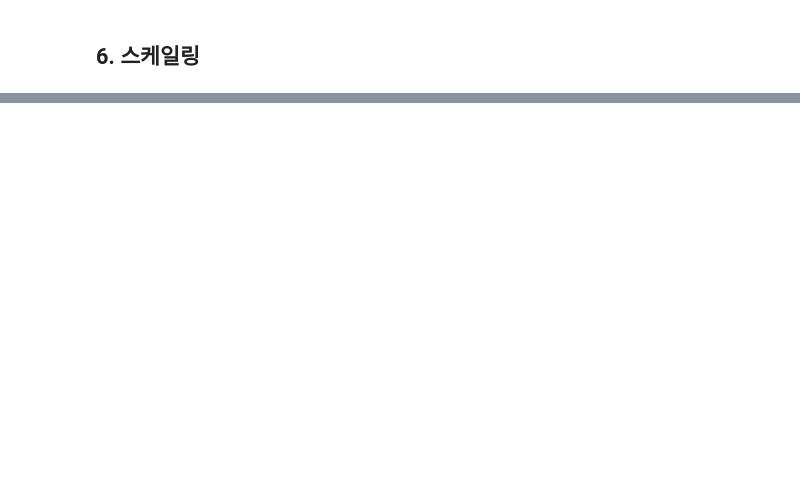
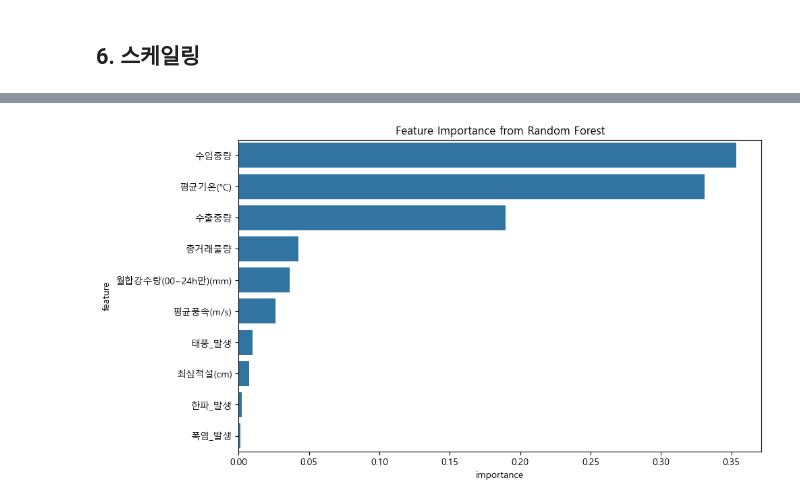
Before and after one commit to Encore-SKN-17/ML_MINI_2TEAM, a Jupyter notebook: sehee/data_visualization.ipynb, the cells around one changed output, grey strips where cells are left out. Drawn from its saved outputs; the diff is of its cells as text; code cells hidden in the pictures; blank space fills up the shorter version.

```diff
--- a/sehee/data_visualization.ipynb
+++ b/sehee/data_visualization.ipynb
@@ -221,0 +260,26 @@ add_date[num_cols] = scaler.fit_transform(add_date[num_cols])
+# %%
+from sklearn.ensemble import RandomForestRegressor
+from sklearn.model_selection import train_test_split
+
+X = add_date.drop(columns=['평균가격', '지역', '날짜', '품목'])  # 범주형 열 제외
+y = add_date['평균가격']
+
+X_train, X_test, y_train, y_test = train_test_split(X, y, test_size=0.2, random_state=42)
+
+model = RandomForestRegressor(random_state=42)
+model.fit(X_train, y_train)
+
+# 피처 중요도
+importances = model.feature_importances_
+feat_names = X.columns
+
+import pandas as pd
+feat_imp_df = pd.DataFrame({'feature': feat_names, 'importance': importances})
+feat_imp_df = feat_imp_df.sort_values(by='importance', ascending=False)
+
+plt.figure(figsize=(10,6))
+sns.barplot(data=feat_imp_df, x='importance', y='feature')
+plt.title('Feature Importance from Random Forest')
+plt.show()
+# %% [output]
+[figure, added]
```
Also changed, not shown: parts of 2 cells of this notebook.
